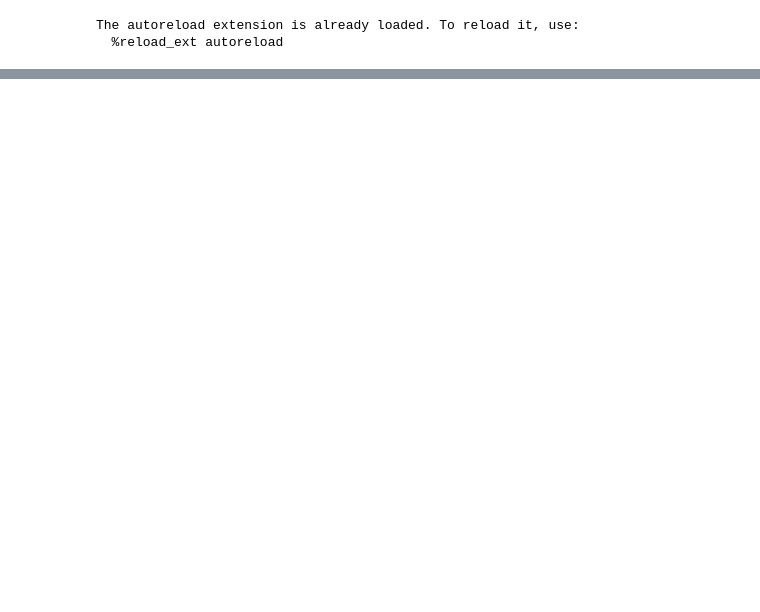
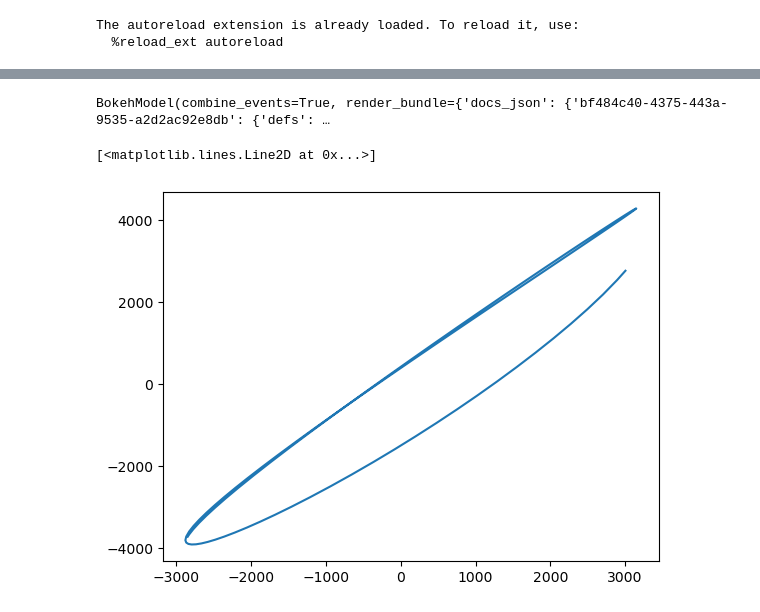
Before and after one commit to rasmusmarak/TOSS, a Jupyter notebook: Introductory Tests/traj_opt.ipynb, the cells around one changed output, grey strips where cells are left out. Drawn from its saved outputs; the diff is of its cells as text; code cells hidden in the pictures; blank space fills up the shorter version.

```diff
--- a/Introductory Tests/traj_opt.ipynb
+++ b/Introductory Tests/traj_opt.ipynb
@@ -134,0 +148,10 @@ BokehModel(combine_events=True, render_bundle={'docs_json': {'66868db5-20d0-4ea8
+# %%
+import pykep as pk
+x = [8.85314903e+03, 1.55562924e+00, 1.78703924e+00, 4.03913836e+00, 3.94643261e+00, 6.19774685e+00]
+
+# Convert osculating orbital elements to cartesian for integration
+body_mu = 665.666
+r, v = pk.par2ic(E=x, mu=body_mu)
+r = np.array(r)
+v = np.array(v)
+x_cartesian = np.concatenate((r,v), axis=None)
@@ -134,0 +168,5 @@ BokehModel(combine_events=True, render_bundle={'docs_json': {'66868db5-20d0-4ea8
+# %%
+# Compute optimized trajectory
+trajectory = Trajectory(body_density, final_time, start_time, time_step, algorithm, radius_bounding_sphere)
+# %%
+trajectory_info, _, _  = trajectory.integrate(x_cartesian)
@@ -134,0 +178,9 @@ BokehModel(combine_events=True, render_bundle={'docs_json': {'66868db5-20d0-4ea8
+# %%
+# Plot optimized trajectory
+trajectory.plot_trajectory(trajectory_info[0:3,:])
+
+plt.plot(trajectory_info[0,:],trajectory_info[1,:])
+# %% [output]
+BokehModel(combine_events=True, render_bundle={'docs_json': {'bf484c40-4375-443a-9535-a2d2ac92e8db': {'defs': …
+[<matplotlib.lines.Line2D at 0x...>]
+[figure, added]
```
Also changed, not shown: parts of 5 cells of this notebook, 2 other files.
